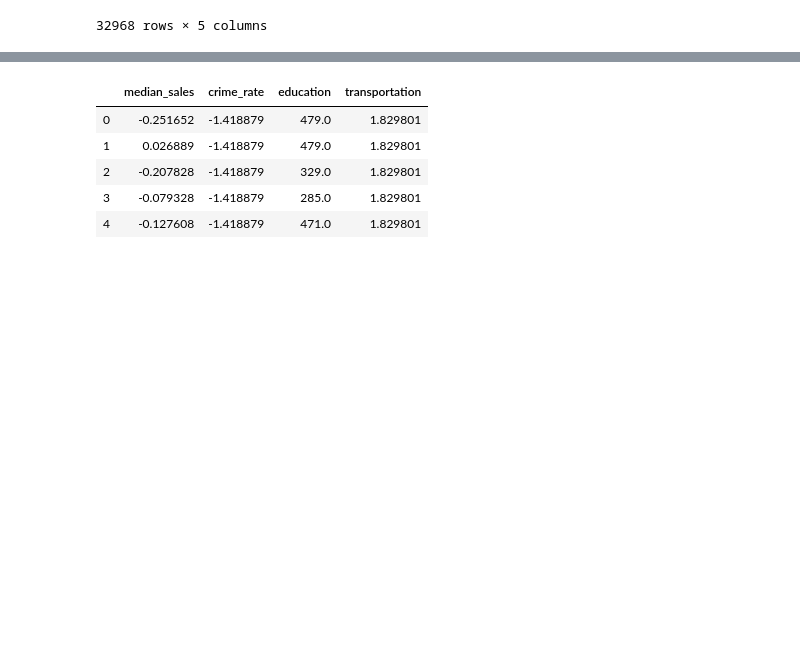
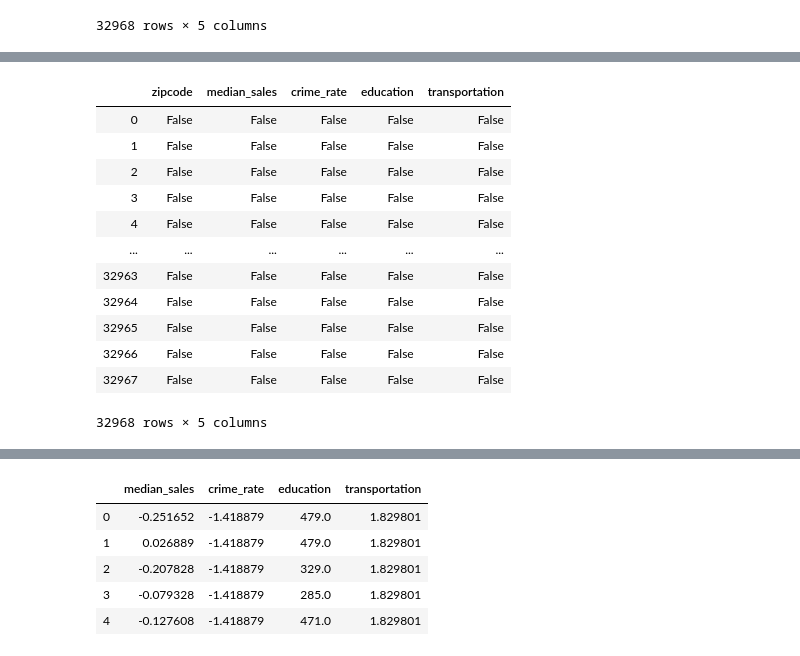
Before and after one commit to bishdj22/HomeSlice, a Jupyter notebook: Logistic_Regression_Model.ipynb, the cells around one changed output, grey strips where cells are left out. Cells and saved outputs as stored; diff of their text form; code cells hidden in the pictures; blank space fills up the shorter version.

```diff
--- a/Logistic_Regression_Model.ipynb
+++ b/Logistic_Regression_Model.ipynb
@@ -585,0 +641,16 @@ df_model = df_model.fillna(0)
+# %%
+df_model.isna()
+# %% [output]
+|  | zipcode | median_sales | crime_rate | education | transportation |
+| 0 | False | False | False | False | False |
+| 1 | False | False | False | False | False |
+| 2 | False | False | False | False | False |
+| 3 | False | False | False | False | False |
+| 4 | False | False | False | False | False |
+| ... | ... | ... | ... | ... | ... |
+| 32963 | False | False | False | False | False |
+| 32964 | False | False | False | False | False |
+| 32965 | False | False | False | False | False |
+| 32966 | False | False | False | False | False |
+| 32967 | False | False | False | False | False |
+32968 rows × 5 columns
```
Also changed, not shown: parts of 13 cells of this notebook.
